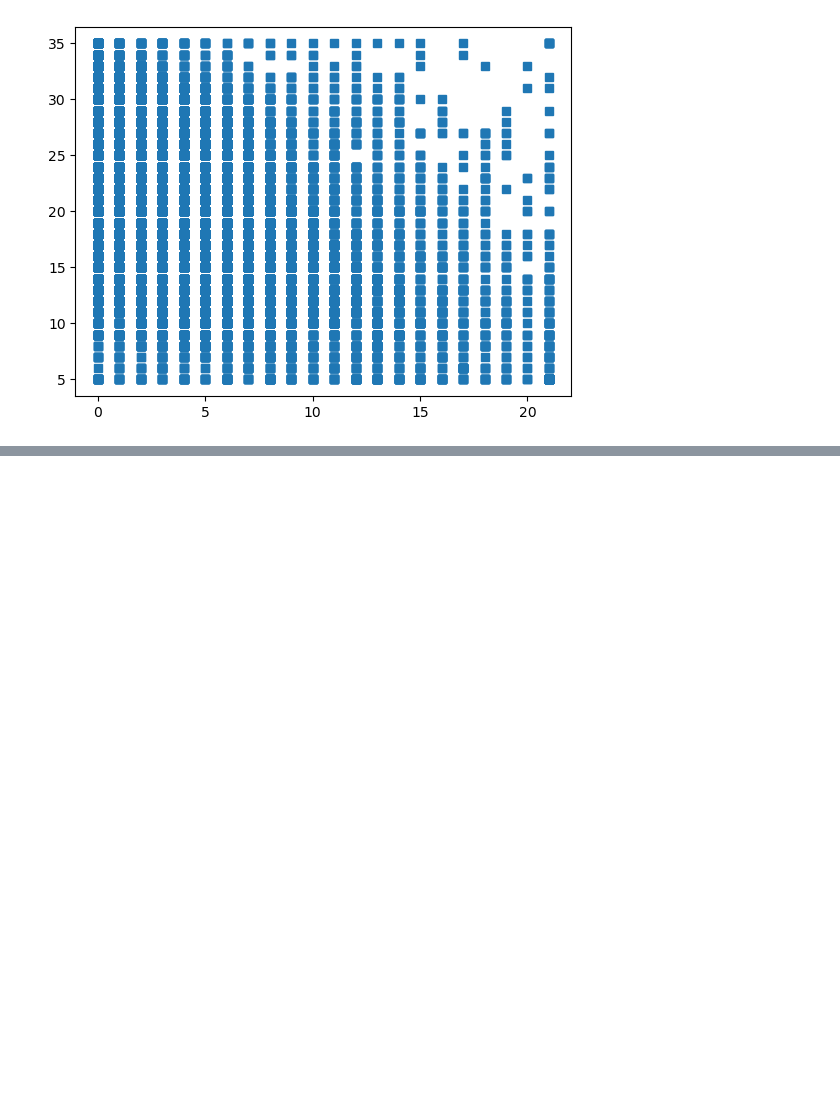
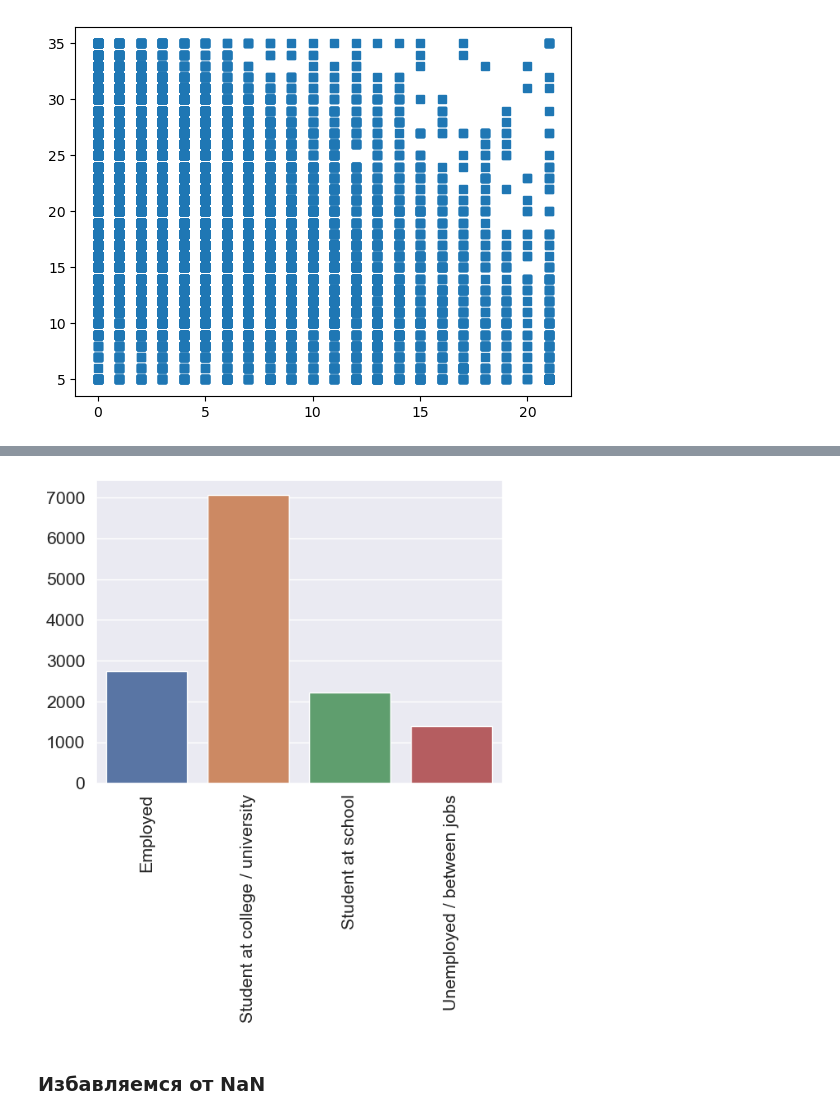
Before and after one commit to Anbionchik/Git_brain_lessons, a Jupyter notebook: Final_project/Final work book.ipynb, the cells around one changed output, grey strips where cells are left out. Cells and saved outputs as stored; diff of their text form; code cells hidden in the pictures; blank space fills up the shorter version.

```diff
--- a/Final_project/Final work book.ipynb
+++ b/Final_project/Final work book.ipynb
@@ -245,0 +271,9 @@ memory usage: 2.5+ MB
+# %%
+barplt = sns.barplot(x=df['Work'].value_counts().index, y=df['Work'].value_counts().values)
+for label in barplt.get_xticklabels():
+    label.set_rotation(90)
+plt.show()
+# %% [output]
+[figure, added]
+# %% [markdown]
+### Избавляемся от NaN
```
Also changed, not shown: parts of 29 cells of this notebook, 4 other files.
